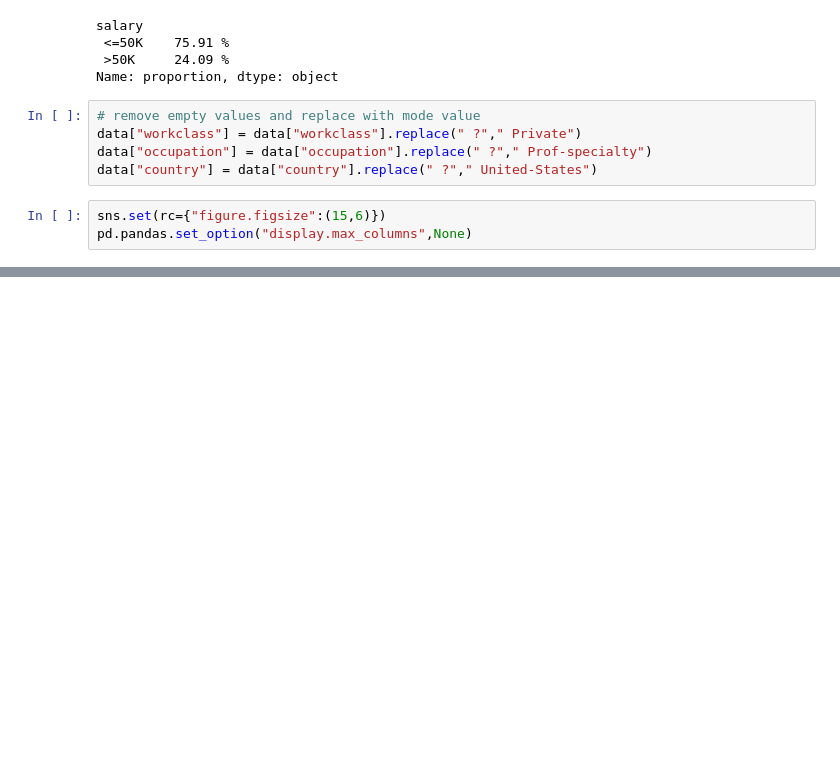
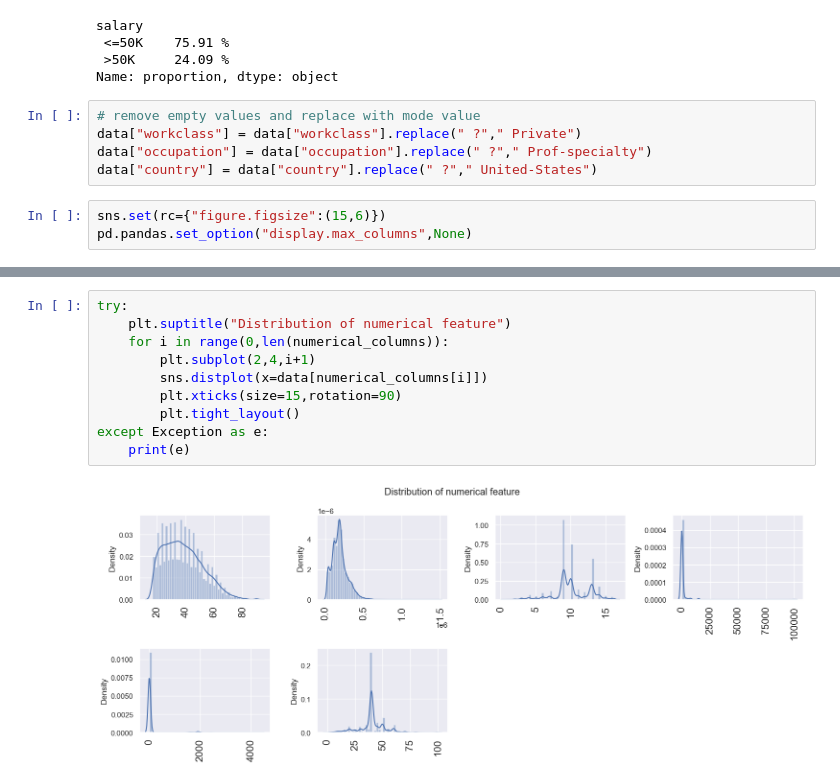
Before and after one commit to Wagh-09/Adult_Census_Income_Prediction, a Jupyter notebook: notebooks/EDA.ipynb, the cells around one changed output, grey strips where cells are left out. Drawn from its saved outputs; the diff is of its cells as text; blank space fills up the shorter version.

```diff
--- a/notebooks/EDA.ipynb
+++ b/notebooks/EDA.ipynb
@@ -163,0 +162,12 @@ list indices must be integers or slices, not str
+# %%
+try:
+    plt.suptitle("Distribution of numerical feature")
+    for i in range(0,len(numerical_columns)):
+        plt.subplot(2,4,i+1)
+        sns.distplot(x=data[numerical_columns[i]])
+        plt.xticks(size=15,rotation=90)
+        plt.tight_layout()
+except Exception as e:
+    print(e)
+# %% [output]
+[figure, added]
```
Also changed, not shown: parts of 21 cells of this notebook, 1 other file.
